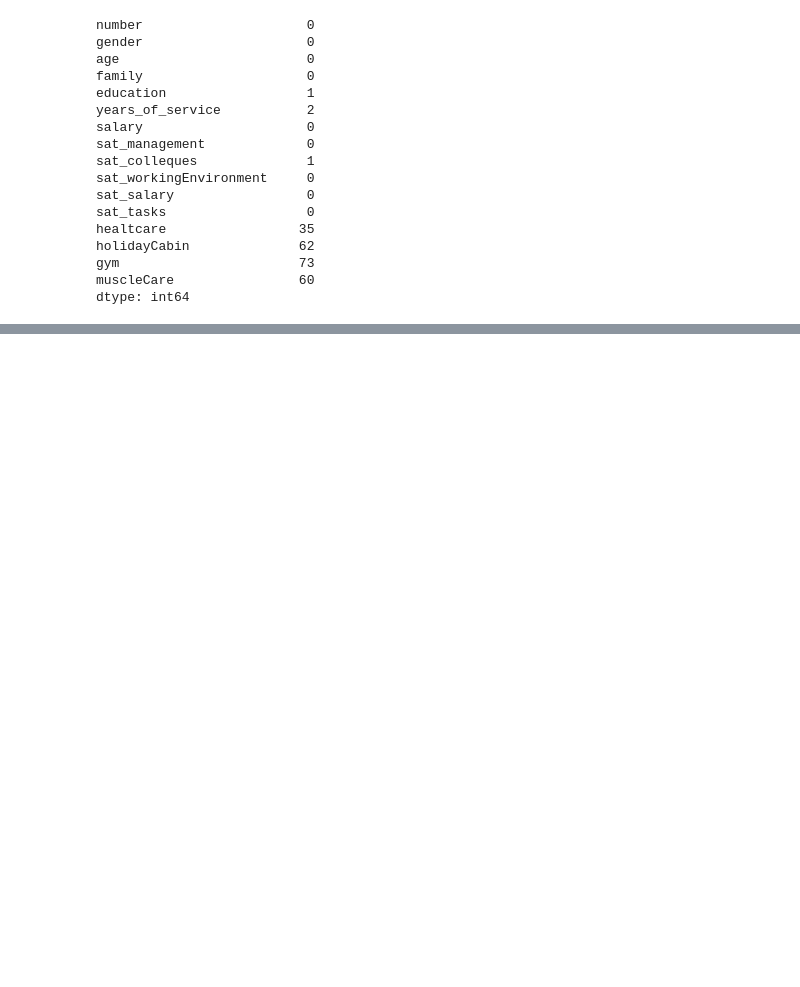
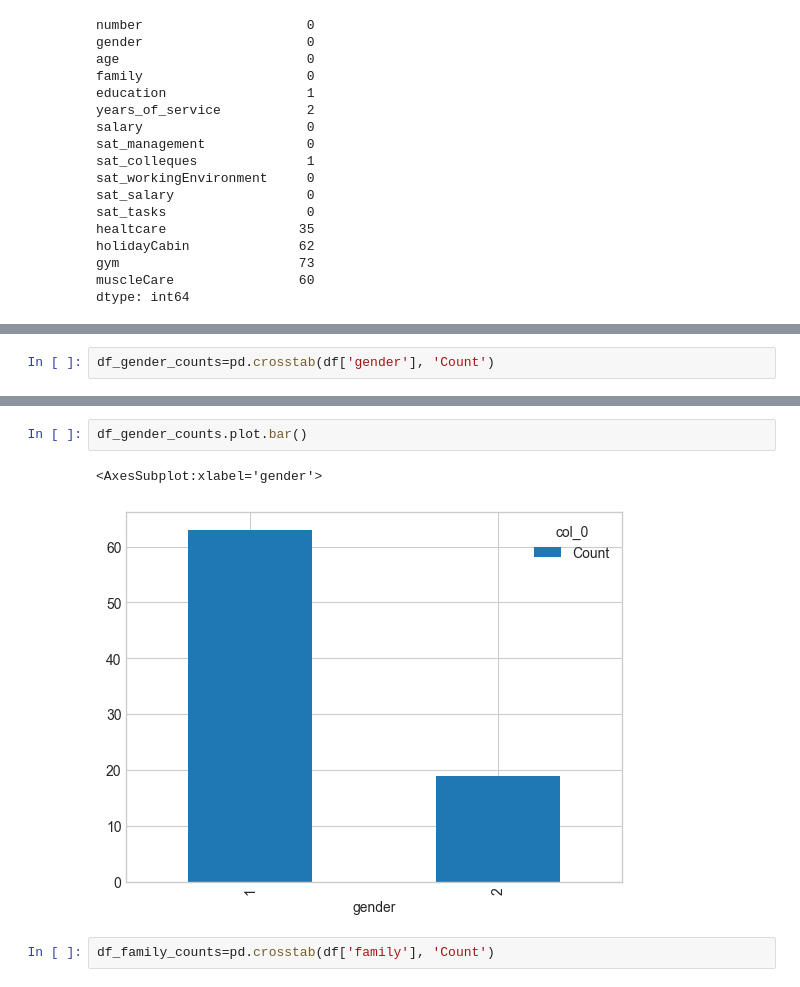
Before and after one commit to JemKempp/DataAnalysisPython, a Jupyter notebook: Toverit.ipynb, the cells around one changed output, grey strips where cells are left out. Cells and saved outputs as stored; diff of their text form; blank space fills up the shorter version.

```diff
--- a/Toverit.ipynb
+++ b/Toverit.ipynb
@@ -41,0 +144,2 @@ dtype: int64
+# %%
+df_gender_counts=pd.crosstab(df['gender'], 'Count')
@@ -41,0 +153,7 @@ dtype: int64
+# %%
+df_gender_counts.plot.bar()
+# %% [output]
+<AxesSubplot:xlabel='gender'>
+[figure, added]
+# %%
+df_family_counts=pd.crosstab(df['family'], 'Count')
```
Also changed, not shown: parts of 24 cells of this notebook.
